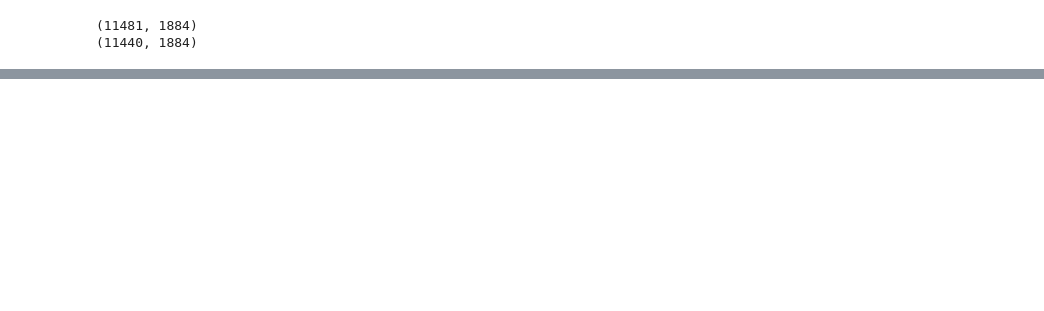
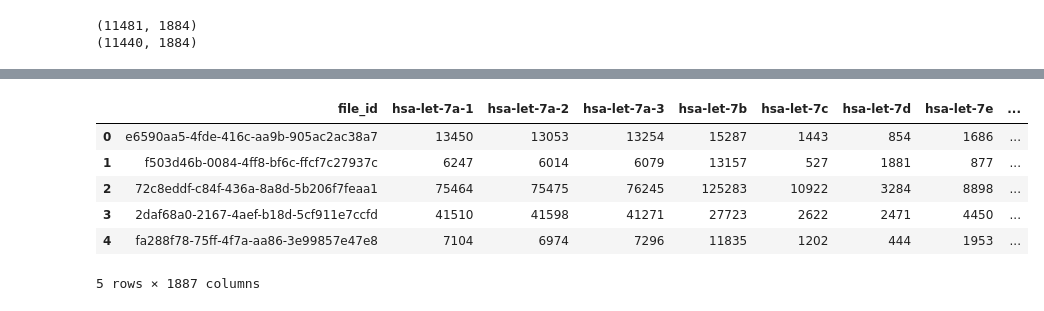
Before and after one commit to uscwy/ee542lab10, a Jupyter notebook: src/correlation.ipynb, the cells around one changed output, grey strips where cells are left out. Cells and saved outputs as stored; diff of their text form; code cells hidden in the pictures; blank space fills up the shorter version.

```diff
--- a/src/correlation.ipynb
+++ b/src/correlation.ipynb
@@ -12,9 +12,7 @@ print(df.shape)
 df=df.dropna()
 print(df.shape)
 X_data = df.drop(columns=['label','gender','file_id']).values
-y_data = df['gender'].values
-
-X_train, X_test, y_train, y_test = train_test_split(X_data, y_data, test_size=0.3, random_state=0)
+y_data = df['gender'].astype('int32').values
 # %% [output]
 (11481, 1884)
 (11440, 1884)
@@ -77,0 +39,3 @@ array([[     1,  84662,  16427, ...,      0,      0,     80],
+# %%
+yd={}
+Xd={}
@@ -97,0 +293,13 @@ plt.show()
+# %%
+df['mislabel']=0
+df.loc[(df['gender']!=df['predicted']) & (df['cluster_majority']==False), 'mislabel']=1
+df.loc[df['mislabel']==1, 'file_id']
+df.head()
+# %% [output]
+|  | file_id | hsa-let-7a-1 | hsa-let-7a-2 | hsa-let-7a-3 | hsa-let-7b | hsa-let-7c | hsa-let-7d | hsa-let-7e | ... |
+| 0 | e6590aa5-4fde-416c-aa9b-905ac2ac38a7 | 13450 | 13053 | 13254 | 15287 | 1443 | 854 | 1686 | ... |
+| 1 | f503d46b-0084-4ff8-bf6c-ffcf7c27937c | 6247 | 6014 | 6079 | 13157 | 527 | 1881 | 877 | ... |
+| 2 | 72c8eddf-c84f-436a-8a8d-5b206f7feaa1 | 75464 | 75475 | 76245 | 125283 | 10922 | 3284 | 8898 | ... |
+| 3 | 2daf68a0-2167-4aef-b18d-5cf911e7ccfd | 41510 | 41598 | 41271 | 27723 | 2622 | 2471 | 4450 | ... |
+| 4 | fa288f78-75ff-4f7a-aa86-3e99857e47e8 | 7104 | 6974 | 7296 | 11835 | 1202 | 444 | 1953 | ... |
+5 rows × 1887 columns
```
Also changed, not shown: parts of 8 cells of this notebook, 1 other file.
